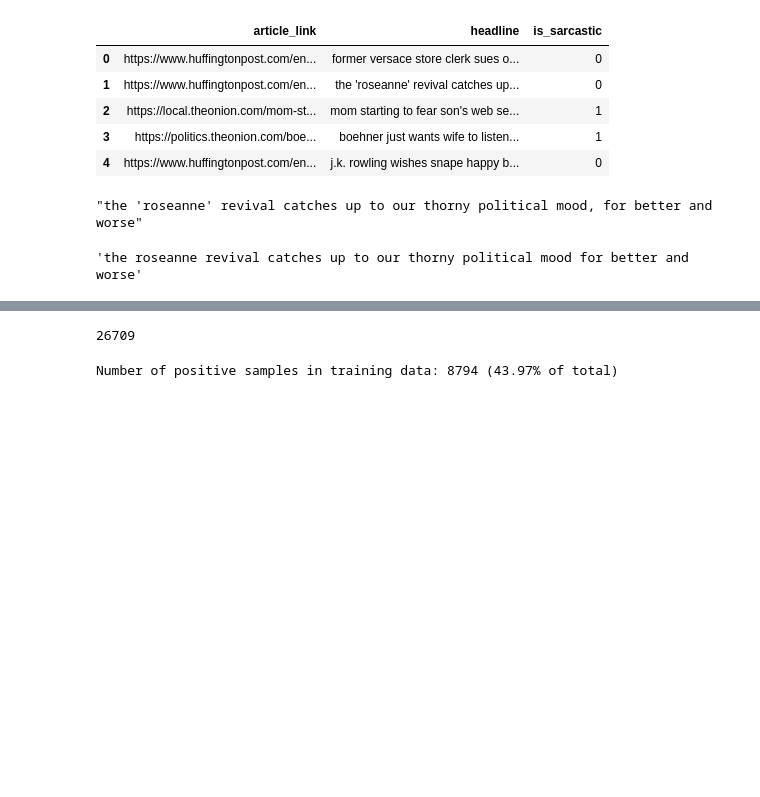
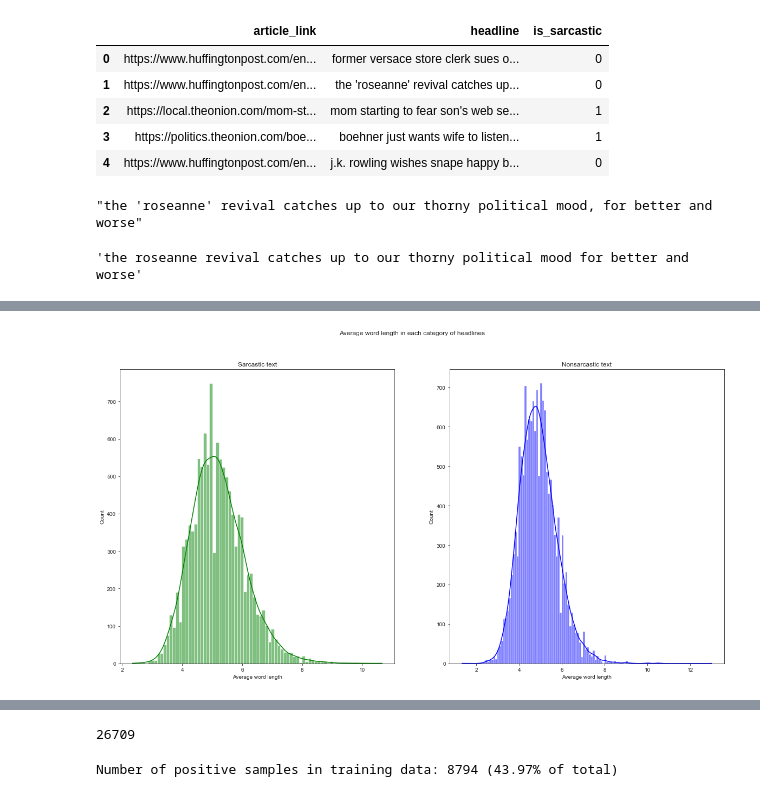
Before and after one commit to Starfish00/CourseProject, a Jupyter notebook: 410FP_A.ipynb, the cells around one changed output, grey strips where cells are left out. Cells and saved outputs as stored; diff of their text form; code cells hidden in the pictures; blank space fills up the shorter version.

```diff
--- a/410FP_A.ipynb
+++ b/410FP_A.ipynb
@@ -98,0 +163,19 @@ df['headline'][1]
+# %%
+fig,(ax1,ax2)=plt.subplots(1,2,figsize=(20,10))
+fig.suptitle('Average word length in each category of headlines')
+
+
+word=df[df['is_sarcastic']==1]['headline'].str.split().apply(lambda x : [len(i) for i in x])
+sns.histplot(data=word.map(lambda x: np.mean(x)), ax=ax1, color='green', kde=True)
+ax1.set_title('Sarcastic text')
+ax1.set_xlabel('Average word length')
+
+
+word=df[df['is_sarcastic']==0]['headline'].str.split().apply(lambda x : [len(i) for i in x])
+sns.histplot(data=word.map(lambda x: np.mean(x)), ax=ax2, color='blue', kde=True)
+ax2.set_title('Nonsarcastic text')
+ax2.set_xlabel('Average word length')
+
+plt.show()
+# %% [output]
+[figure, added]
```
Also changed, not shown: parts of 12 cells of this notebook.
